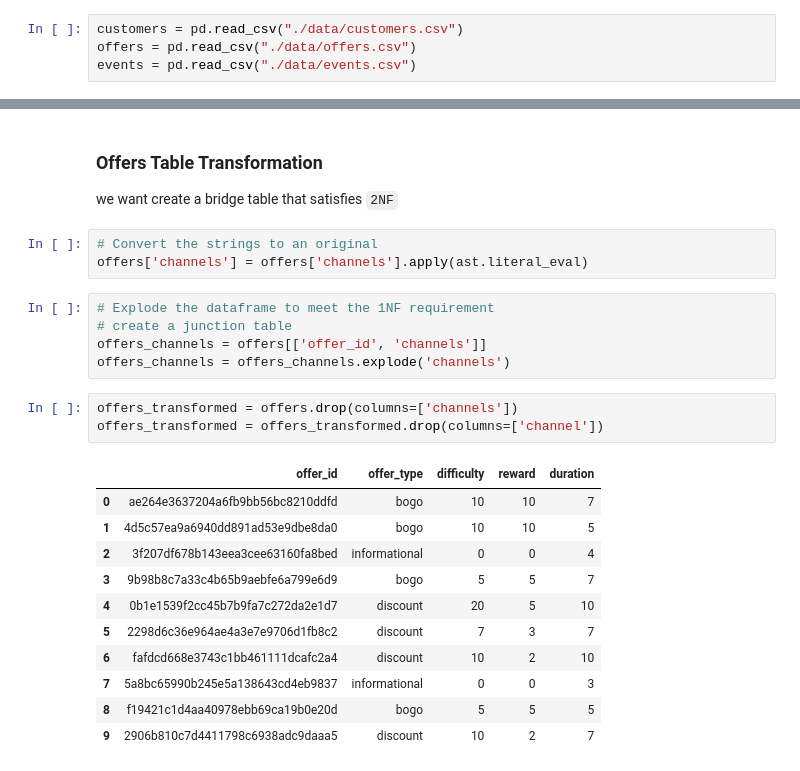
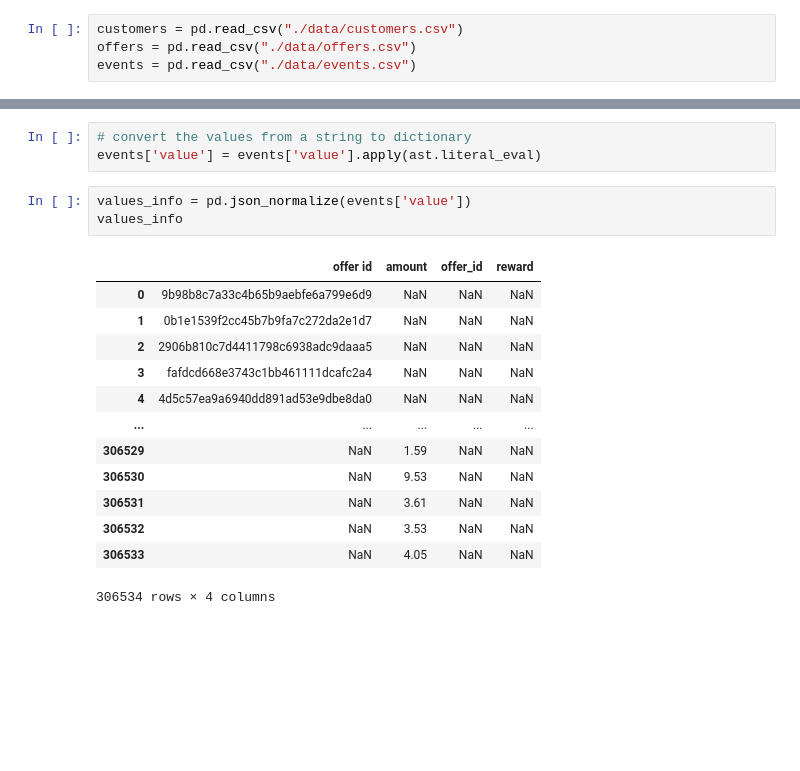
Before and after one commit to kinematician30/CoffeeClubDMS, a Jupyter notebook: coffeeclubDMS.ipynb, the cells around one changed output, grey strips where cells are left out. Saved outputs shown, nothing was run; the diff lists cells and outputs as text; blank space fills up the shorter version.

```diff
--- a/coffeeclubDMS.ipynb
+++ b/coffeeclubDMS.ipynb
@@ -100,26 +143,20 @@ For example, when doing 'df[col].method(value, inplace=True)', try using 'df.met
-# %% [markdown]
-### Offers Table Transformation
-we want create a bridge table that satisfies `2NF`
-# %%
-# Convert the strings to an original
-offers['channels'] = offers['channels'].apply(ast.literal_eval)
-# %%
-# Explode the dataframe to meet the 1NF requirement
-# create a junction table
-offers_channels = offers[['offer_id', 'channels']]
-offers_channels = offers_channels.explode('channels')
-# %%
-offers_transformed = offers.drop(columns=['channels'])
-offers_transformed = offers_transformed.drop(columns=['channel'])
-# %% [output]
-|  | offer_id | offer_type | difficulty | reward | duration |
-| 0 | ae264e3637204a6fb9bb56bc8210ddfd | bogo | 10 | 10 | 7 |
-| 1 | 4d5c57ea9a6940dd891ad53e9dbe8da0 | bogo | 10 | 10 | 5 |
-| 2 | 3f207df678b143eea3cee63160fa8bed | informational | 0 | 0 | 4 |
-| 3 | 9b98b8c7a33c4b65b9aebfe6a799e6d9 | bogo | 5 | 5 | 7 |
-| 4 | 0b1e1539f2cc45b7b9fa7c272da2e1d7 | discount | 20 | 5 | 10 |
-| 5 | 2298d6c36e964ae4a3e7e9706d1fb8c2 | discount | 7 | 3 | 7 |
-| 6 | fafdcd668e3743c1bb461111dcafc2a4 | discount | 10 | 2 | 10 |
-| 7 | 5a8bc65990b245e5a138643cd4eb9837 | informational | 0 | 0 | 3 |
-| 8 | f19421c1d4aa40978ebb69ca19b0e20d | bogo | 5 | 5 | 5 |
-| 9 | 2906b810c7d4411798c6938adc9daaa5 | discount | 10 | 2 | 7 |
+# %%
+# convert the values from a string to dictionary
+events['value'] = events['value'].apply(ast.literal_eval)
+# %%
+values_info = pd.json_normalize(events['value'])
+values_info
+# %% [output]
+|  | offer id | amount | offer_id | reward |
+| 0 | 9b98b8c7a33c4b65b9aebfe6a799e6d9 | NaN | NaN | NaN |
+| 1 | 0b1e1539f2cc45b7b9fa7c272da2e1d7 | NaN | NaN | NaN |
+| 2 | 2906b810c7d4411798c6938adc9daaa5 | NaN | NaN | NaN |
+| 3 | fafdcd668e3743c1bb461111dcafc2a4 | NaN | NaN | NaN |
+| 4 | 4d5c57ea9a6940dd891ad53e9dbe8da0 | NaN | NaN | NaN |
+| ... | ... | ... | ... | ... |
+| 306529 | NaN | 1.59 | NaN | NaN |
+| 306530 | NaN | 9.53 | NaN | NaN |
+| 306531 | NaN | 3.61 | NaN | NaN |
+| 306532 | NaN | 3.53 | NaN | NaN |
+| 306533 | NaN | 4.05 | NaN | NaN |
+306534 rows × 4 columns
```
Also changed, not shown: parts of 28 cells of this notebook.
